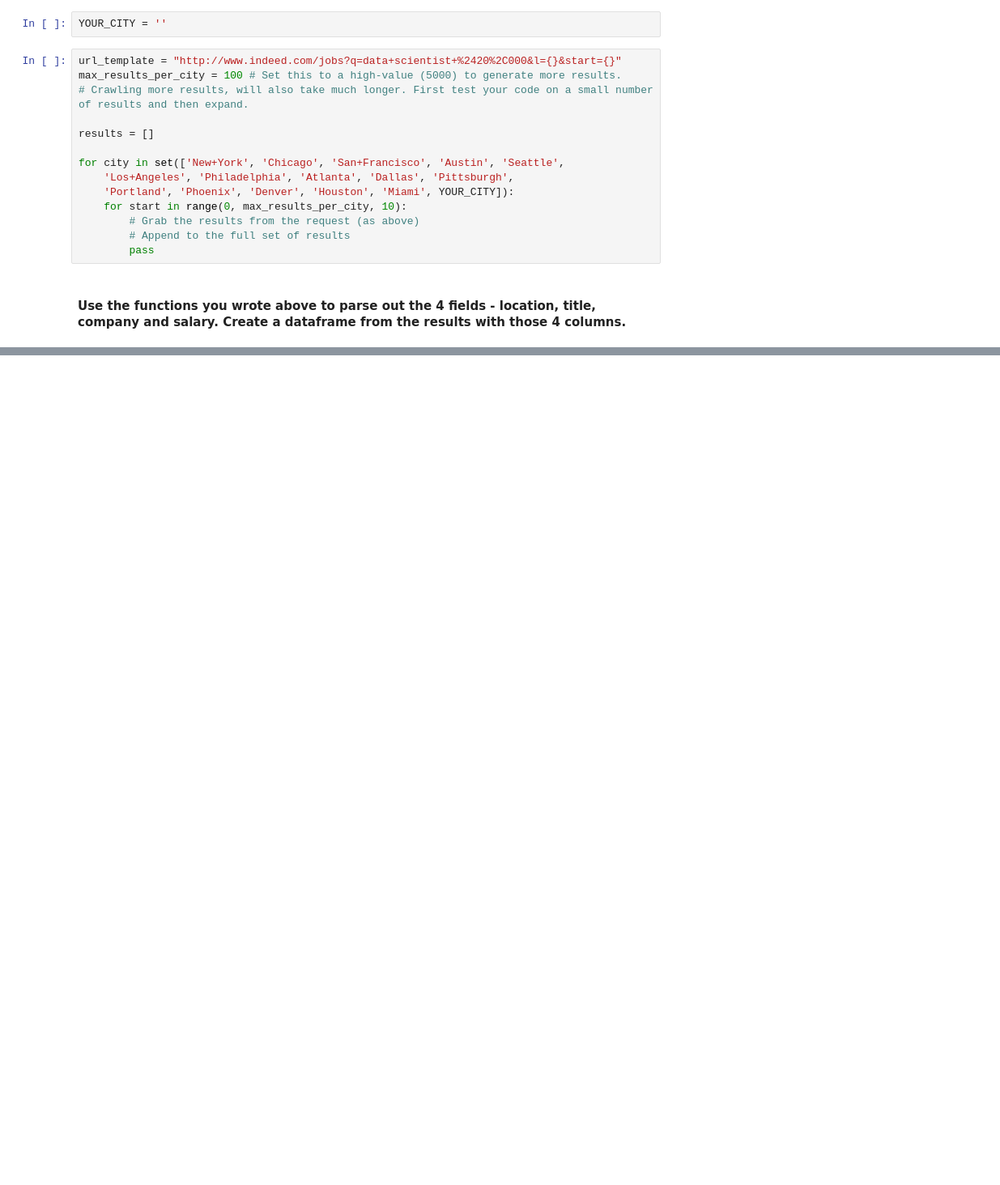
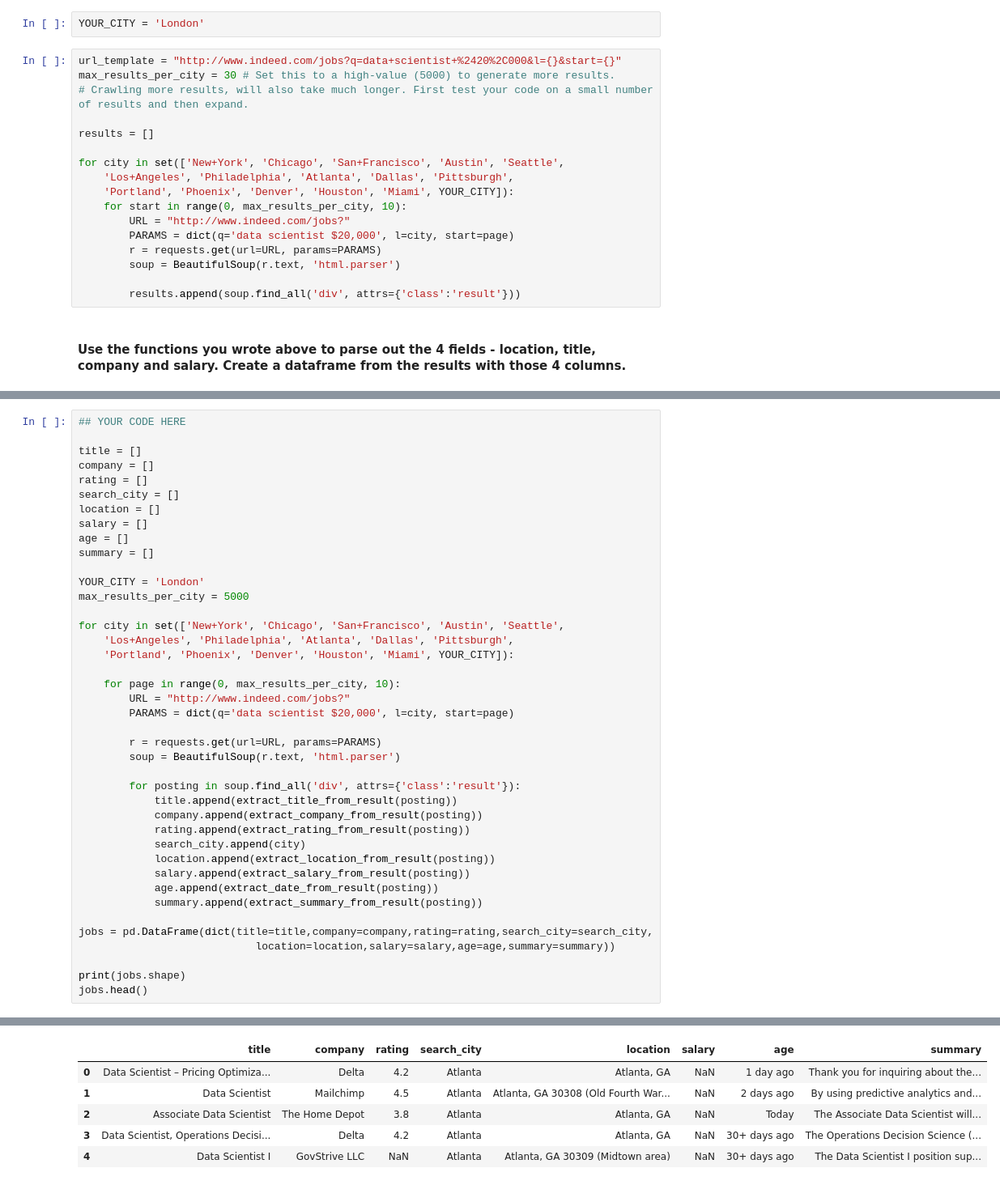
Before and after one commit to a3o1m2/DSI11-lessons, a Jupyter notebook: projects/project-4/starter_code.ipynb, the cells around one changed output, grey strips where cells are left out. Shown: that part at 81% size. Cells and saved outputs as stored; diff of their text form; blank space fills up the shorter version.

```diff
--- a/projects/project-4/starter_code.ipynb
+++ b/projects/project-4/starter_code.ipynb
@@ -240,10 +158,10 @@ There are two query parameters here we can alter to collect more results, the `l
 - Enter your city below to add it to the search.
 - Remember to convert your salary to U.S. Dollars to match the other cities if the currency is different.
 # %%
-YOUR_CITY = ''
+YOUR_CITY = 'London'
 # %%
 url_template = "http://www.indeed.com/jobs?q=data+scientist+%2420%2C000&l={}&start={}"
-max_results_per_city = 100 # Set this to a high-value (5000) to generate more results.
+max_results_per_city = 30 # Set this to a high-value (5000) to generate more results.
 # Crawling more results, will also take much longer. First test your code on a small number of results and then expand.
 
 results = []
@@ -252,8 +170,11 @@ for city in set(['New+York', 'Chicago', 'San+Francisco', 'Austin', 'Seattle',
     'Los+Angeles', 'Philadelphia', 'Atlanta', 'Dallas', 'Pittsburgh',
     'Portland', 'Phoenix', 'Denver', 'Houston', 'Miami', YOUR_CITY]):
     for start in range(0, max_results_per_city, 10):
-        # Grab the results from the request (as above)
-        # Append to the full set of results
-        pass
+        URL = "http://www.indeed.com/jobs?"
+        PARAMS = dict(q='data scientist $20,000', l=city, start=page)
+        r = requests.get(url=URL, params=PARAMS)
+        soup = BeautifulSoup(r.text, 'html.parser')
+
+        results.append(soup.find_all('div', attrs={'class':'result'}))
 # %% [markdown]
 #### Use the functions you wrote above to parse out the 4 fields - location, title, company and salary. Create a dataframe from the results with those 4 columns.
@@ -261,0 +208,42 @@ for city in set(['New+York', 'Chicago', 'San+Francisco', 'Austin', 'Seattle',
+# %%
+## YOUR CODE HERE
+
+title = []
+company = []
+rating = []
+search_city = []
+location = []
+salary = []
+age = []
+summary = []
+
+YOUR_CITY = 'London'
+max_results_per_city = 5000
+
+for city in set(['New+York', 'Chicago', 'San+Francisco', 'Austin', 'Seattle',
+    'Los+Angeles', 'Philadelphia', 'Atlanta', 'Dallas', 'Pittsburgh',
+    'Portland', 'Phoenix', 'Denver', 'Houston', 'Miami', YOUR_CITY]):
+
+    for page in range(0, max_results_per_city, 10):
+        URL = "http://www.indeed.com/jobs?"
+        PARAMS = dict(q='data scientist $20,000', l=city, start=page)
+
+        r = requests.get(url=URL, params=PARAMS)
+        soup = BeautifulSoup(r.text, 'html.parser')
+
+        for posting in soup.find_all('div', attrs={'class':'result'}):
+            title.append(extract_title_from_result(posting))
+            company.append(extract_company_from_result(posting))
+            rating.append(extract_rating_from_result(posting))
+            search_city.append(city)
+            location.append(extract_location_from_result(posting))
+            salary.append(extract_salary_from_result(posting))
+            age.append(extract_date_from_result(posting))
+            summary.append(extract_summary_from_result(posting))
+
+jobs = pd.DataFrame(dict(title=title,company=company,rating=rating,search_city=search_city,
+                            location=location,salary=salary,age=age,summary=summary))
+
+print(jobs.shape)
+jobs.head()
+# %% [output]
@@ -262,3 +251,9 @@ for city in set(['New+York', 'Chicago', 'San+Francisco', 'Austin', 'Seattle',
+|  | title | company | rating | search_city | location | salary | age | summary |
+| 0 | Data Scientist – Pricing Optimiza... | Delta | 4.2 | Atlanta | Atlanta, GA | NaN | 1 day ago | Thank you for inquiring about the... |
+| 1 | Data Scientist | Mailchimp | 4.5 | Atlanta | Atlanta, GA 30308 (Old Fourth War... | NaN | 2 days ago | By using predictive analytics and... |
+| 2 | Associate Data Scientist | The Home Depot | 3.8 | Atlanta | Atlanta, GA | NaN | Today | The Associate Data Scientist will... |
+| 3 | Data Scientist, Operations Decisi... | Delta | 4.2 | Atlanta | Atlanta, GA | NaN | 30+ days ago | The Operations Decision Science (... |
+| 4 | Data Scientist I | GovStrive LLC | NaN | Atlanta | Atlanta, GA 30309 (Midtown area) | NaN | 30+ days ago | The Data Scientist I position sup... |
 # %% [markdown]
 Lastly, we need to clean up salary data.
 
```
Also changed, not shown: parts of 9 cells of this notebook, 7 other files.
